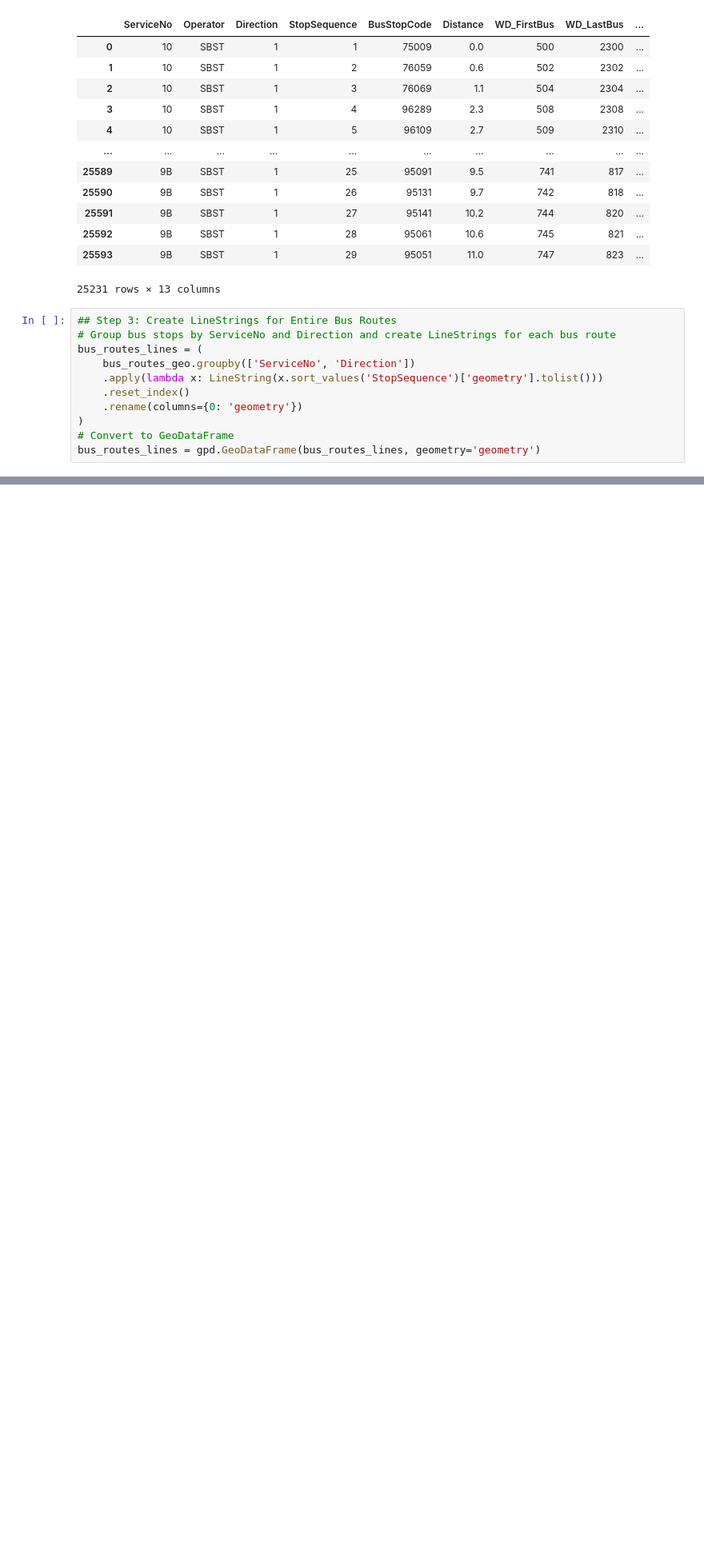
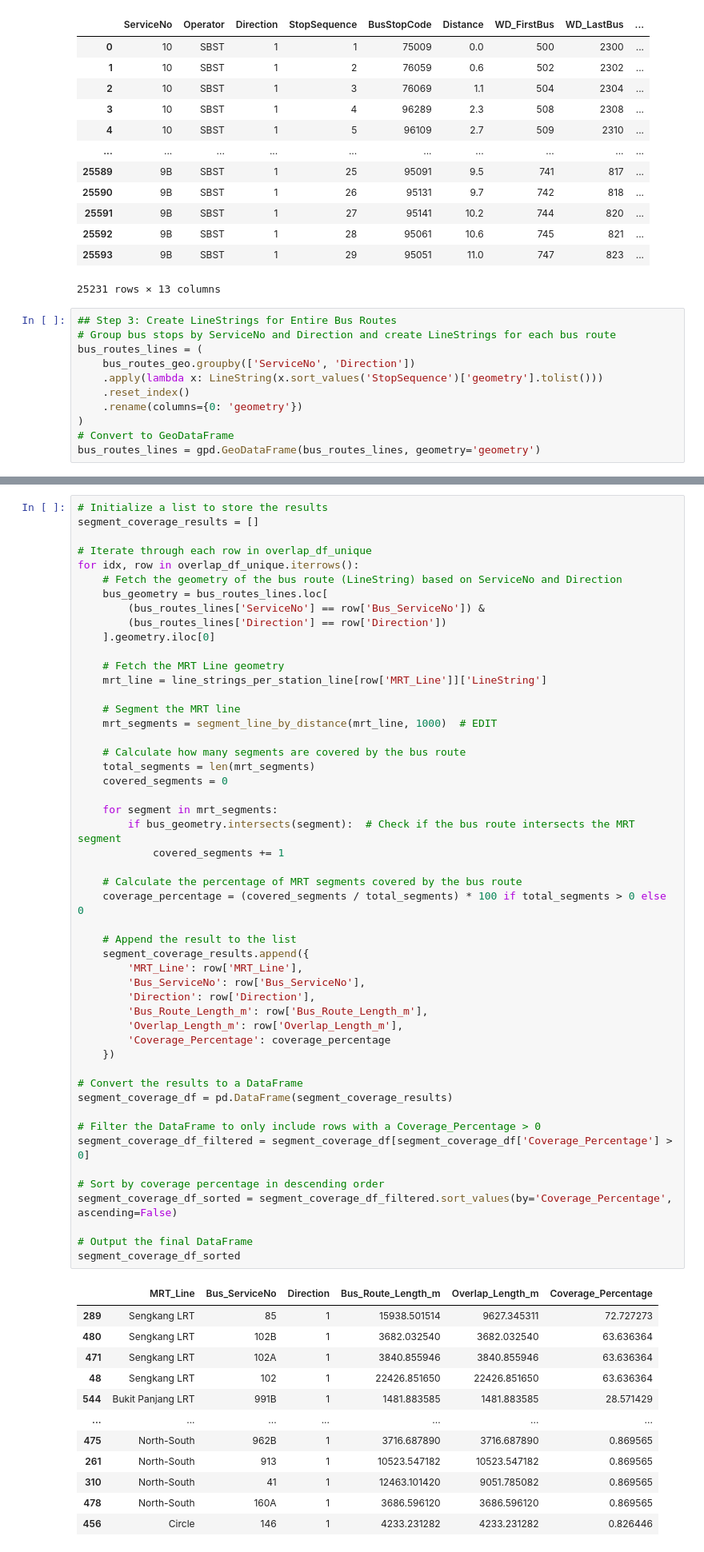
Before and after one commit to ajjajjajjajj/dsa4264-lta-geospatial, a Jupyter notebook: Parallel_Route.ipynb, the cells around one changed output, grey strips where cells are left out. Shown: that part at 80% size. Saved outputs shown, nothing was run; the diff lists cells and outputs as text; blank space fills up the shorter version.

```diff
--- a/Parallel_Route.ipynb
+++ b/Parallel_Route.ipynb
@@ -159,0 +442,63 @@ print(output_df)
+# %%
+# Initialize a list to store the results
+segment_coverage_results = []
+
+# Iterate through each row in overlap_df_unique
+for idx, row in overlap_df_unique.iterrows():
+    # Fetch the geometry of the bus route (LineString) based on ServiceNo and Direction
+    bus_geometry = bus_routes_lines.loc[
+        (bus_routes_lines['ServiceNo'] == row['Bus_ServiceNo']) &
+        (bus_routes_lines['Direction'] == row['Direction'])
+    ].geometry.iloc[0]
+
+    # Fetch the MRT Line geometry
+    mrt_line = line_strings_per_station_line[row['MRT_Line']]['LineString']
+
+    # Segment the MRT line
+    mrt_segments = segment_line_by_distance(mrt_line, 1000)  # EDIT
+
+    # Calculate how many segments are covered by the bus route
+    total_segments = len(mrt_segments)
+    covered_segments = 0
+
+    for segment in mrt_segments:
+        if bus_geometry.intersects(segment):  # Check if the bus route intersects the MRT segment
+            covered_segments += 1
+
+    # Calculate the percentage of MRT segments covered by the bus route
+    coverage_percentage = (covered_segments / total_segments) * 100 if total_segments > 0 else 0
+
+    # Append the result to the list
+    segment_coverage_results.append({
+        'MRT_Line': row['MRT_Line'],
+        'Bus_ServiceNo': row['Bus_ServiceNo'],
+        'Direction': row['Direction'],
+        'Bus_Route_Length_m': row['Bus_Route_Length_m'],
+        'Overlap_Length_m': row['Overlap_Length_m'],
+        'Coverage_Percentage': coverage_percentage
+    })
+
+# Convert the results to a DataFrame
+segment_coverage_df = pd.DataFrame(segment_coverage_results)
+
+# Filter the DataFrame to only include rows with a Coverage_Percentage > 0
+segment_coverage_df_filtered = segment_coverage_df[segment_coverage_df['Coverage_Percentage'] > 0]
+
+# Sort by coverage percentage in descending order
+segment_coverage_df_sorted = segment_coverage_df_filtered.sort_values(by='Coverage_Percentage', ascending=False)
+
+# Output the final DataFrame
+segment_coverage_df_sorted
+# %% [output]
+|  | MRT_Line | Bus_ServiceNo | Direction | Bus_Route_Length_m | Overlap_Length_m | Coverage_Percentage |
+| 289 | Sengkang LRT | 85 | 1 | 15938.501514 | 9627.345311 | 72.727273 |
+| 480 | Sengkang LRT | 102B | 1 | 3682.032540 | 3682.032540 | 63.636364 |
+| 471 | Sengkang LRT | 102A | 1 | 3840.855946 | 3840.855946 | 63.636364 |
+| 48 | Sengkang LRT | 102 | 1 | 22426.851650 | 22426.851650 | 63.636364 |
+| 544 | Bukit Panjang LRT | 991B | 1 | 1481.883585 | 1481.883585 | 28.571429 |
+| ... | ... | ... | ... | ... | ... | ... |
+| 475 | North-South | 962B | 1 | 3716.687890 | 3716.687890 | 0.869565 |
+| 261 | North-South | 913 | 1 | 10523.547182 | 10523.547182 | 0.869565 |
+| 310 | North-South | 41 | 1 | 12463.101420 | 9051.785082 | 0.869565 |
+| 478 | North-South | 160A | 1 | 3686.596120 | 3686.596120 | 0.869565 |
+| 456 | Circle | 146 | 1 | 4233.231282 | 4233.231282 | 0.826446 |
```
Also changed, not shown: parts of 23 cells of this notebook, 1 other file.
